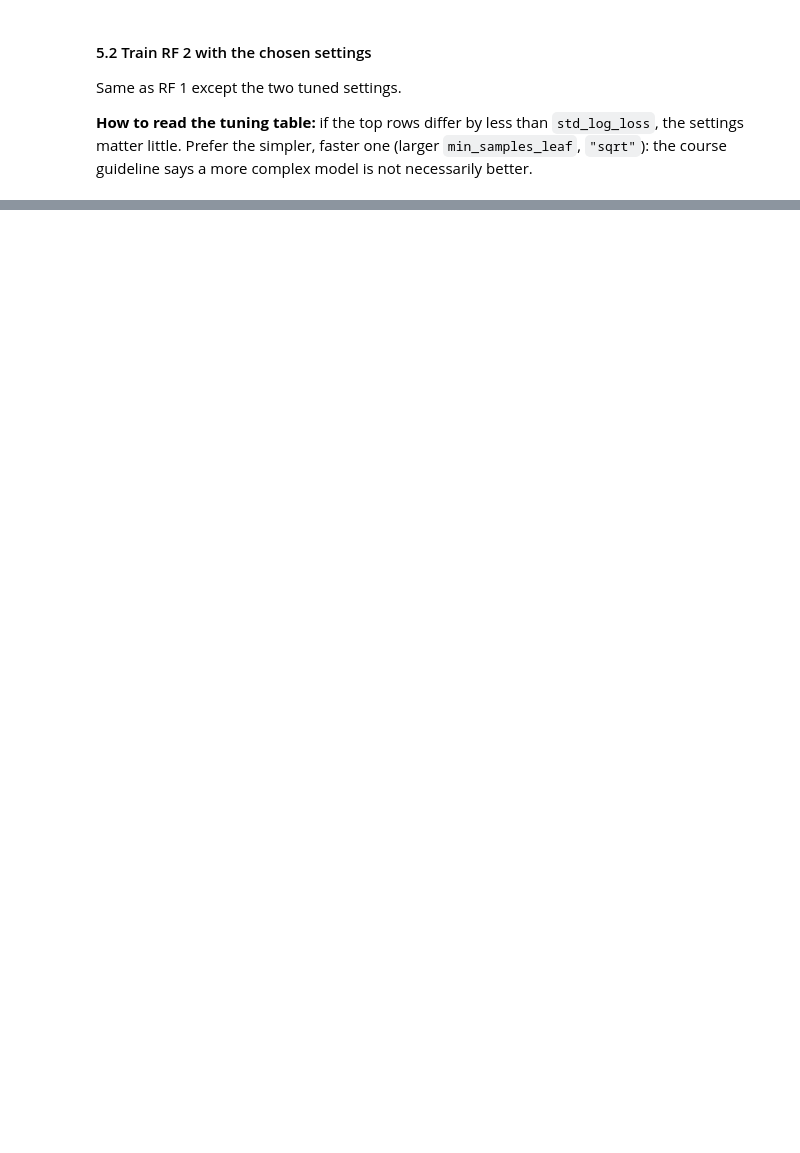
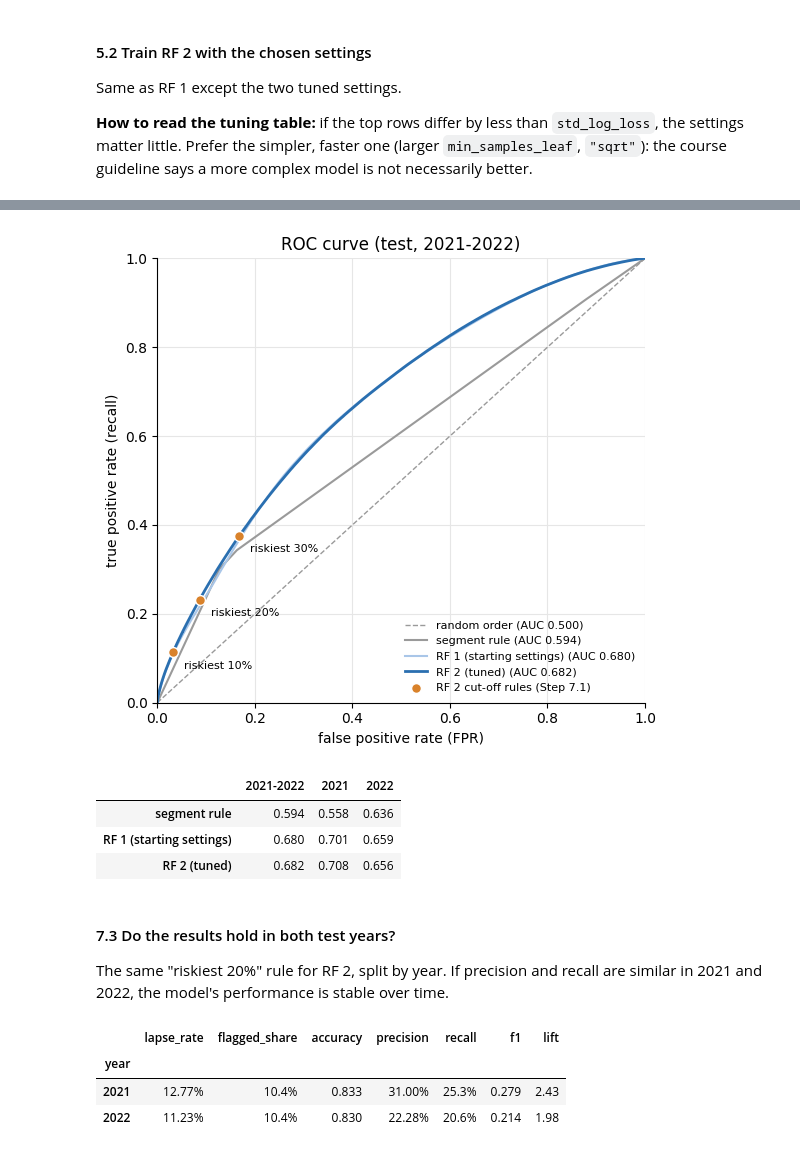
Before and after one commit to jmsebastiancarino/Probabilistic-Model-for-Non-Life-Insurance-Flood-Risk, a Jupyter notebook: notebooks/07b_advanced_cancel_rf.ipynb, the cells around one changed output, grey strips where cells are left out. Drawn from its saved outputs; the diff is of its cells as text; code cells hidden in the pictures; blank space fills up the shorter version.

```diff
--- a/notebooks/07b_advanced_cancel_rf.ipynb
+++ b/notebooks/07b_advanced_cancel_rf.ipynb
@@ -805,0 +534,58 @@ saved lapse_rf.joblib (111 MB), test predictions, metrics, deciles, tuning, impo
+# %%
+# Step 7.2 ROC curves and AUC (RF 1, RF 2 and the segment rule), overall and per test year
+from sklearn.metrics import roc_auc_score, roc_curve
+
+CURVES = {"segment rule": "p_segment", "RF 1 (starting settings)": "p_rf1", "RF 2 (tuned)": "p_rf2"}   # name -> column in pred
+fig, ax = plt.subplots(figsize=(5.8, 5.4))
+ax.plot([0, 1], [0, 1], color="#9a9a9a", linewidth=1, linestyle="--", label="random order (AUC 0.500)")
+for (name, col), style in zip(CURVES.items(), [dict(color="#9a9a9a", linewidth=1.5),
+                                               dict(color="#a9c6e8", linewidth=1.5), dict(color="#2a6fb0", linewidth=2)]):
+    fpr, tpr, _ = roc_curve(pred["y"], pred[col])                    # one point per possible cut-off
+    ax.plot(fpr, tpr, label=f"{name} (AUC {roc_auc_score(pred['y'], pred[col]):.3f})", **style)
+rules = cm_table[(cm_table["model"] == "RF 2") & (cm_table["rule"] != "p >= 0.5 (default)")]   # the three RF 2 rules
+ax.scatter(rules["FP"] / (rules["FP"] + rules["TN"]), rules["recall"], color="#d9822b", s=50, zorder=3,
+           edgecolor="white", label="RF 2 cut-off rules (Step 7.1)")
+for _, r in rules.iterrows():
+    ax.annotate(r["rule"].replace(" in train", ""), (r["FP"] / (r["FP"] + r["TN"]), r["recall"]),
+                textcoords="offset points", xytext=(8, -12), fontsize=8)
+ax.set(title="ROC curve (test, 2021-2022)", xlabel="false positive rate (FPR)", ylabel="true positive rate (recall)",
+       xlim=(0, 1), ylim=(0, 1))
+ax.legend(frameon=False, fontsize=8, loc="lower right")
+ax.spines[["top", "right"]].set_visible(False); ax.grid(color="#e6e6e6"); ax.set_axisbelow(True)
+plt.tight_layout()
+plt.savefig(REPORTS / "fig_lapse_rf_roc.png", dpi=150)             # saved for the slides and poster
+plt.show()
+
+# AUC overall and for each test year
+auc_table = pd.DataFrame({name: {"2021-2022": roc_auc_score(pred["y"], pred[col]),
+                                 **{str(y): roc_auc_score(g["y"], g[col]) for y, g in pred.groupby("period_year")}}
+                          for name, col in CURVES.items()}).T     # rows: models; columns: periods
+auc_table.style.format("{:.3f}")
+# %% [output]
+[figure, added]
+|  | 2021-2022 | 2021 | 2022 |
+| segment rule | 0.594 | 0.558 | 0.636 |
+| RF 1 (starting settings) | 0.680 | 0.701 | 0.659 |
+| RF 2 (tuned) | 0.682 | 0.708 | 0.656 |
+# %% [markdown]
+#### 7.3 Do the results hold in both test years?
+The same "riskiest 20%" rule for RF 2, split by year. If precision and recall are similar in 2021 and 2022, the model's performance is stable over time.
+# %%
+# Step 7.3 RF 2's "riskiest 20%" rule in each test year
+cut20 = float(np.quantile(p_oob, 0.80))                              # the same cut-off as in Step 7.1
+by_year = []
+for year, g in pred.groupby("period_year"):                          # 2021, then 2022
+    flagged = (g["p_rf2"] >= cut20).astype(int)                      # flagged by the 20% rule
+    tn, fp, fn, tp = confusion_matrix(g["y"], flagged, labels=[0, 1]).ravel()
+    by_year.append({"year": year, "lapse_rate": g["y"].mean(), "flagged_share": flagged.mean(),
+                    "accuracy": (tp + tn) / len(g), "precision": tp / max(tp + fp, 1), "recall": tp / max(tp + fn, 1),
+                    "f1": f1_score(g["y"], flagged, zero_division=0)})
+by_year = pd.DataFrame(by_year).set_index("year")
+by_year["lift"] = by_year["precision"] / by_year["lapse_rate"]       # lift within each year
+by_year.style.format({"lapse_rate": "{:.2%}", "flagged_share": "{:.1%}", "accuracy": "{:.3f}", "precision": "{:.2%}",
+                      "recall": "{:.1%}", "f1": "{:.3f}", "lift": "{:.2f}"})
+# %% [output]
+|  | lapse_rate | flagged_share | accuracy | precision | recall | f1 | lift |
+| year |  |  |  |  |  |  |  |
+| 2021 | 12.77% | 10.4% | 0.833 | 31.00% | 25.3% | 0.279 | 2.43 |
+| 2022 | 11.23% | 10.4% | 0.830 | 22.28% | 20.6% | 0.214 | 1.98 |
```
Also changed, not shown: parts of 52 cells of this notebook, 14 other files.
